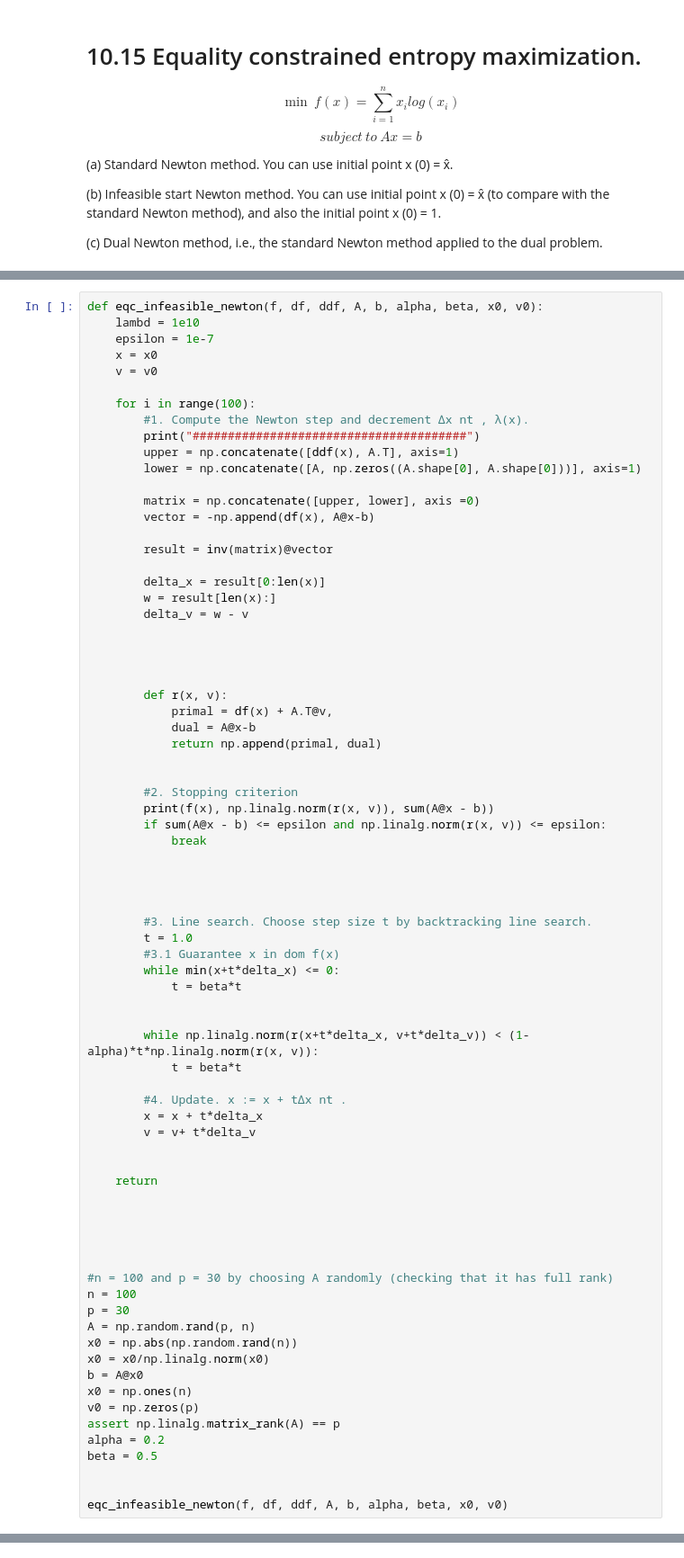
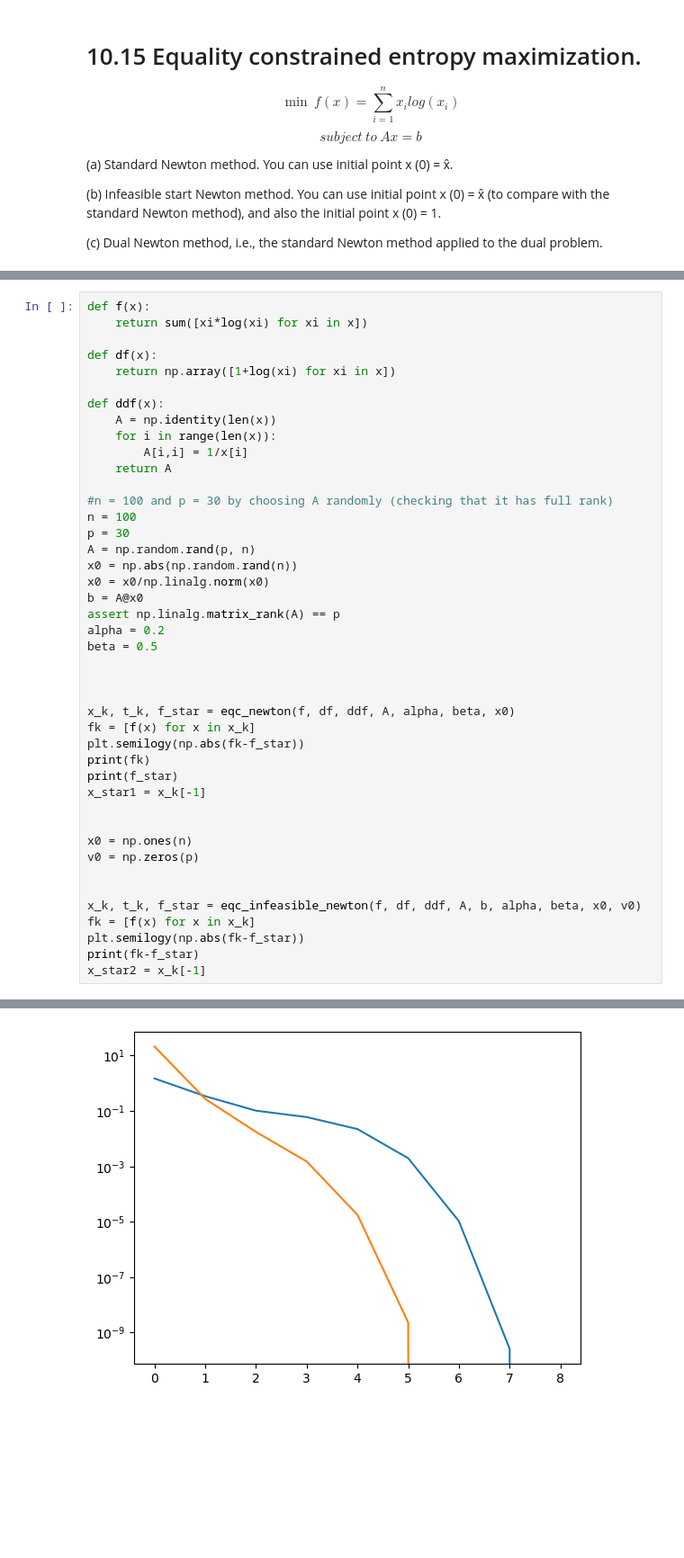
Before and after one commit to jsiloto/uci-cs206, a Jupyter notebook: CS206_Assignment_4.ipynb, the cells around one changed output, grey strips where cells are left out. Shown at 90% size. Drawn from its saved outputs; the diff is of its cells as text; blank space fills up the shorter version.

```diff
--- a/CS206_Assignment_4.ipynb
+++ b/CS206_Assignment_4.ipynb
@@ -198,62 +245,15 @@ eqc_newton(f, df, ddf, A, alpha, beta, x0)
 # %%
-def eqc_infeasible_newton(f, df, ddf, A, b, alpha, beta, x0, v0):
-    lambd = 1e10
-    epsilon = 1e-7
-    x = x0
-    v = v0
+def f(x):
+    return sum([xi*log(xi) for xi in x])
 
-    for i in range(100):
-        #1. Compute the Newton step and decrement ∆x nt , λ(x).
-        print("#######################################")
-        upper = np.concatenate([ddf(x), A.T], axis=1)
-        lower = np.concatenate([A, np.zeros((A.shape[0], A.shape[0]))], axis=1)
+def df(x):
+    return np.array([1+log(xi) for xi in x])
 
-        matrix = np.concatenate([upper, lower], axis =0)
-        vector = -np.append(df(x), A@x-b)
-
-        result = inv(matrix)@vector
-
-        delta_x = result[0:len(x)]
-        w = result[len(x):]
-        delta_v = w - v
-
-
-
-
-        def r(x, v):
-            primal = df(x) + A.T@v,
-            dual = A@x-b
-            return np.append(primal, dual)
-
-
-        #2. Stopping criterion
-        print(f(x), np.linalg.norm(r(x, v)), sum(A@x - b))
-        if sum(A@x - b) <= epsilon and np.linalg.norm(r(x, v)) <= epsilon:
-            break
-
-
-
-
-        #3. Line search. Choose step size t by backtracking line search.
-        t = 1.0
-        #3.1 Guarantee x in dom f(x)
-        while min(x+t*delta_x) <= 0:
-            t = beta*t
-
-
-        while np.linalg.norm(r(x+t*delta_x, v+t*delta_v)) < (1-alpha)*t*np.linalg.norm(r(x, v)):
-            t = beta*t
-
-        #4. Update. x := x + t∆x nt .
-        x = x + t*delta_x
-        v = v+ t*delta_v
-
-
-    return
-
-
-
-
+def ddf(x):
+    A = np.identity(len(x))
+    for i in range(len(x)):
+        A[i,i] = 1/x[i]
+    return A
 
 #n = 100 and p = 30 by choosing A randomly (checking that it has full rank)
 n = 100
@@ -262,12 +262,27 @@ A = np.random.rand(p, n)
 x0 = np.abs(np.random.rand(n))
 x0 = x0/np.linalg.norm(x0)
 b = A@x0
-x0 = np.ones(n)
-v0 = np.zeros(p)
 assert np.linalg.matrix_rank(A) == p
 alpha = 0.2
 beta = 0.5
 
 
-eqc_infeasible_newton(f, df, ddf, A, b, alpha, beta, x0, v0)
+
+x_k, t_k, f_star = eqc_newton(f, df, ddf, A, alpha, beta, x0)
+fk = [f(x) for x in x_k]
+plt.semilogy(np.abs(fk-f_star))
+print(fk)
+print(f_star)
+x_star1 = x_k[-1]
+
+
+x0 = np.ones(n)
+v0 = np.zeros(p)
+
+
+x_k, t_k, f_star = eqc_infeasible_newton(f, df, ddf, A, b, alpha, beta, x0, v0)
+fk = [f(x) for x in x_k]
+plt.semilogy(np.abs(fk-f_star))
+print(fk-f_star)
+x_star2 = x_k[-1]
 # %% [output]
@@ -290,0 +302 @@ eqc_infeasible_newton(f, df, ddf, A, b, alpha, beta, x0, v0)
+[figure, added]
```
Also changed, not shown: parts of 9 cells of this notebook.
